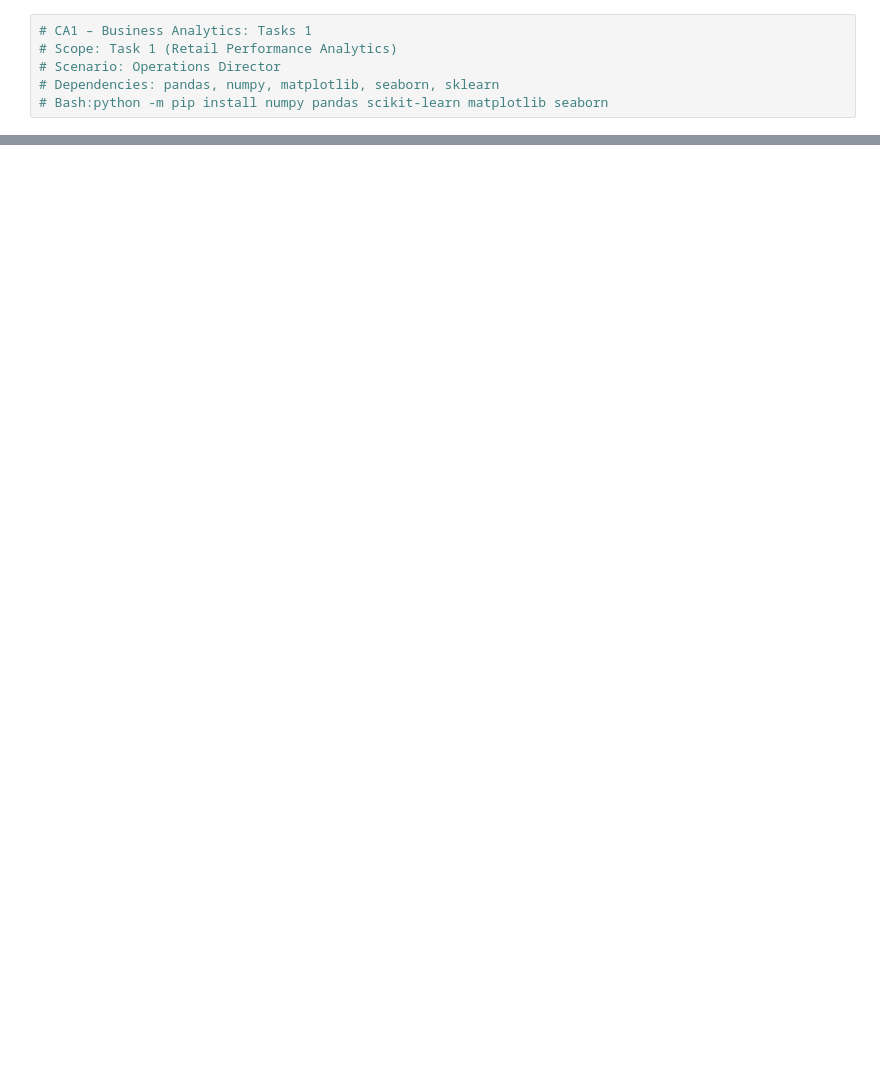
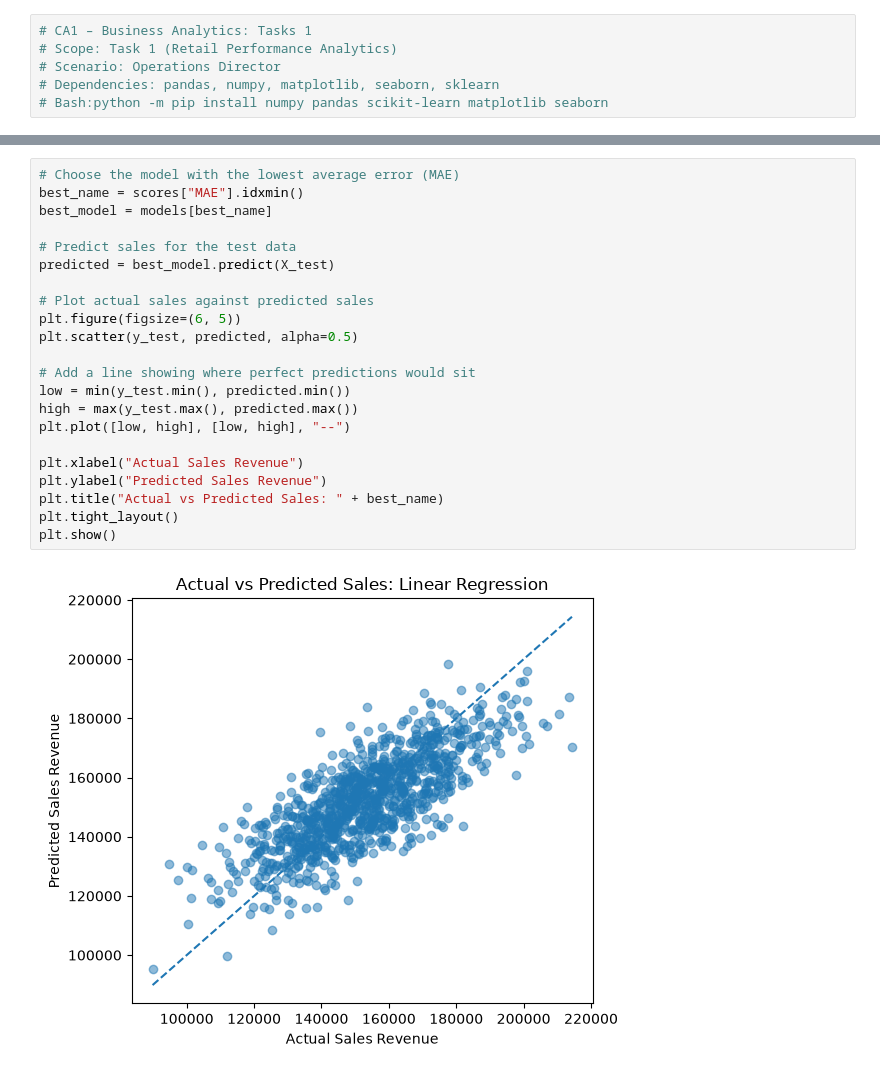
Before and after one commit to N00230920/Reseach-Analytics-CA1, a Jupyter notebook: Tasks/Task1.ipynb, the cells around one changed output, grey strips where cells are left out. Drawn from its saved outputs; the diff is of its cells as text; blank space fills up the shorter version.

```diff
--- a/Tasks/Task1.ipynb
+++ b/Tasks/Task1.ipynb
@@ -280,0 +407,24 @@ dtype: float64
+# %%
+# Choose the model with the lowest average error (MAE)
+best_name = scores["MAE"].idxmin()
+best_model = models[best_name]
+
+# Predict sales for the test data
+predicted = best_model.predict(X_test)
+
+# Plot actual sales against predicted sales
+plt.figure(figsize=(6, 5))
+plt.scatter(y_test, predicted, alpha=0.5)
+
+# Add a line showing where perfect predictions would sit
+low = min(y_test.min(), predicted.min())
+high = max(y_test.max(), predicted.max())
+plt.plot([low, high], [low, high], "--")
+
+plt.xlabel("Actual Sales Revenue")
+plt.ylabel("Predicted Sales Revenue")
+plt.title("Actual vs Predicted Sales: " + best_name)
+plt.tight_layout()
+plt.show()
+# %% [output]
+[figure, added]
```
Also changed, not shown: parts of 17 cells of this notebook, 1 other file.
